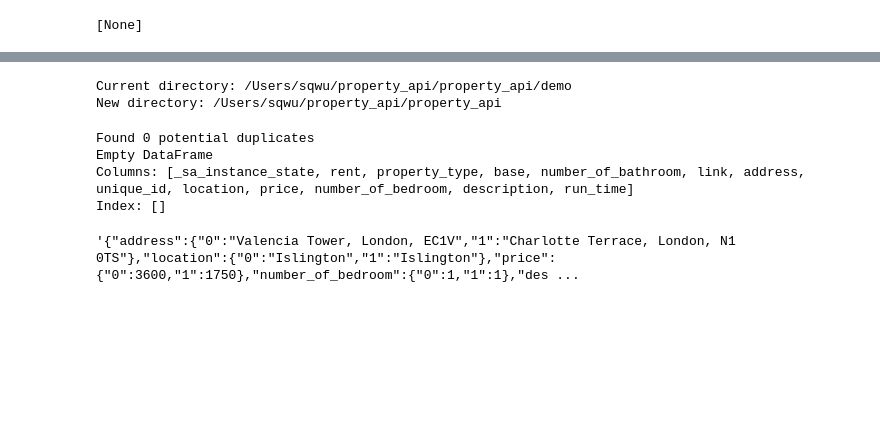
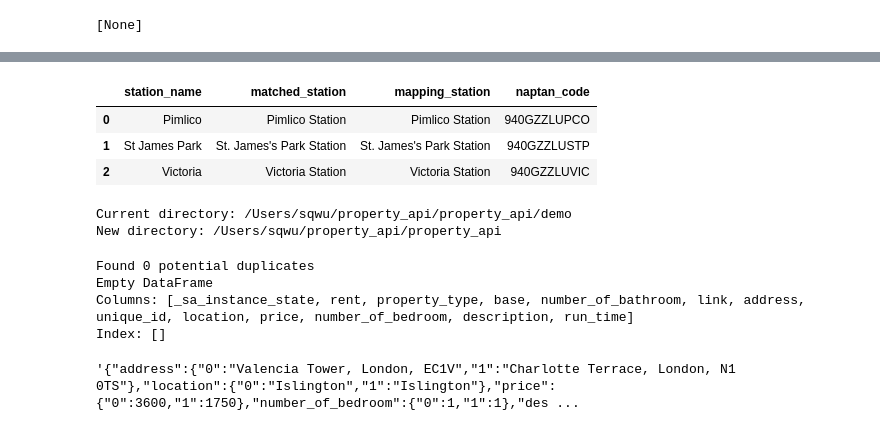
Before and after one commit to scyline/property_api, a Jupyter notebook: demo/demo_notebook.ipynb, the cells around one changed output, grey strips where cells are left out. Cells and saved outputs as stored; diff of their text form; code cells hidden in the pictures; blank space fills up the shorter version.

Commit message:
added transport score

```diff
--- a/demo/demo_notebook.ipynb
+++ b/demo/demo_notebook.ipynb
@@ -9,3 +78,30 @@ l_test
+# %%
+import pandas as pd
+from thefuzz import process
+
+# Your data
+df = pd.DataFrame({'station_name': ['Pimlico', 'St James Park', 'Victoria']})
+mapping_df = pd.DataFrame({
+    'mapping_station': ['Pimlico Station', 'St. James\'s Park Station', 'Victoria Station'],
+    'naptan_code': ['940GZZLUPCO', '940GZZLUSTP', '940GZZLUVIC']
+})
+
+# Function to fuzzy match and return best match + score
+def match_station(station, choices, scorer_threshold=80):
+    match, score, i = process.extractOne(station, choices)
+    return match if score >= scorer_threshold else None
+
+# Apply matching
+df['matched_station'] = df['station_name'].apply(lambda x: match_station(x, mapping_df['mapping_station']))
+
+# Merge on matched_station
+merged_df = df.merge(mapping_df, left_on='matched_station', right_on='mapping_station', how='left')
+merged_df
+# %% [output]
+|  | station_name | matched_station | mapping_station | naptan_code |
+| 0 | Pimlico | Pimlico Station | Pimlico Station | 940GZZLUPCO |
+| 1 | St James Park | St. James's Park Station | St. James's Park Station | 940GZZLUSTP |
+| 2 | Victoria | Victoria Station | Victoria Station | 940GZZLUVIC |
 # %%
 import os
 
```
Also changed, not shown: parts of 6 cells of this notebook, 14 other files.
